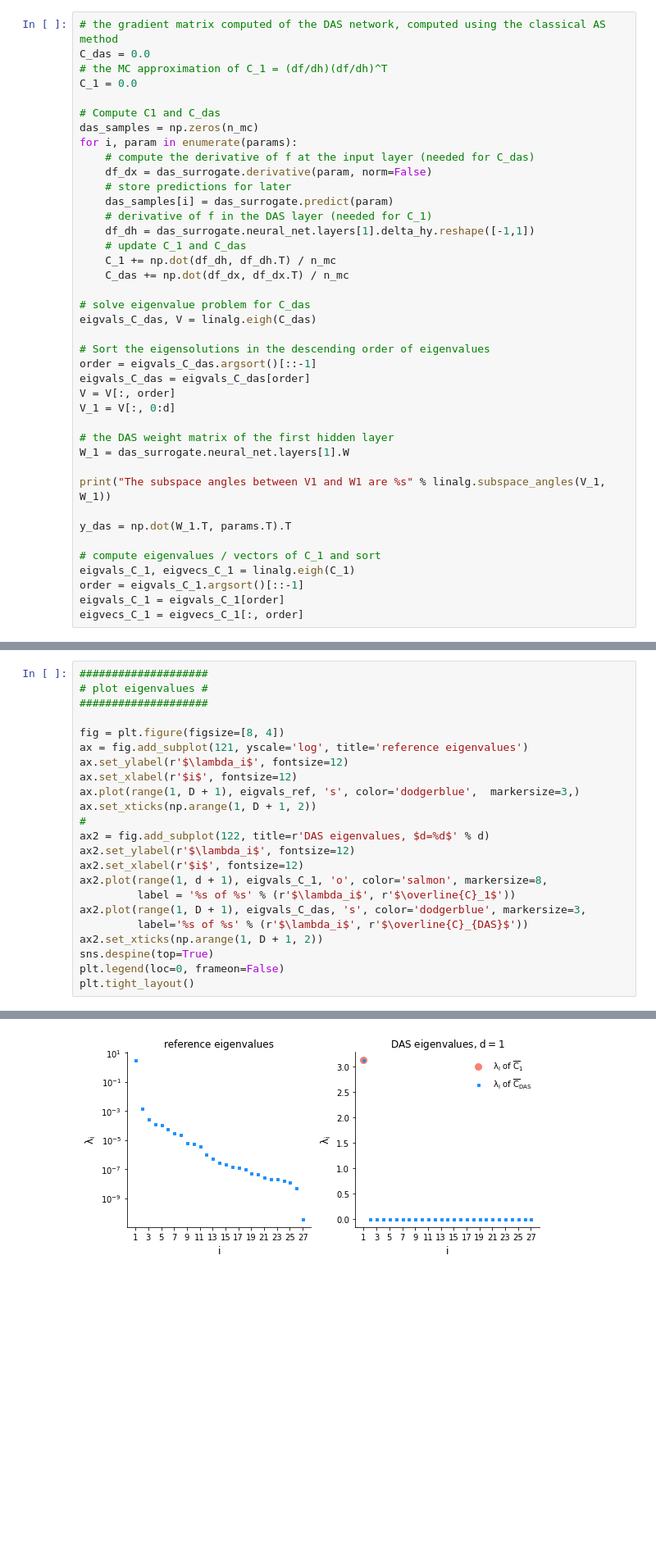
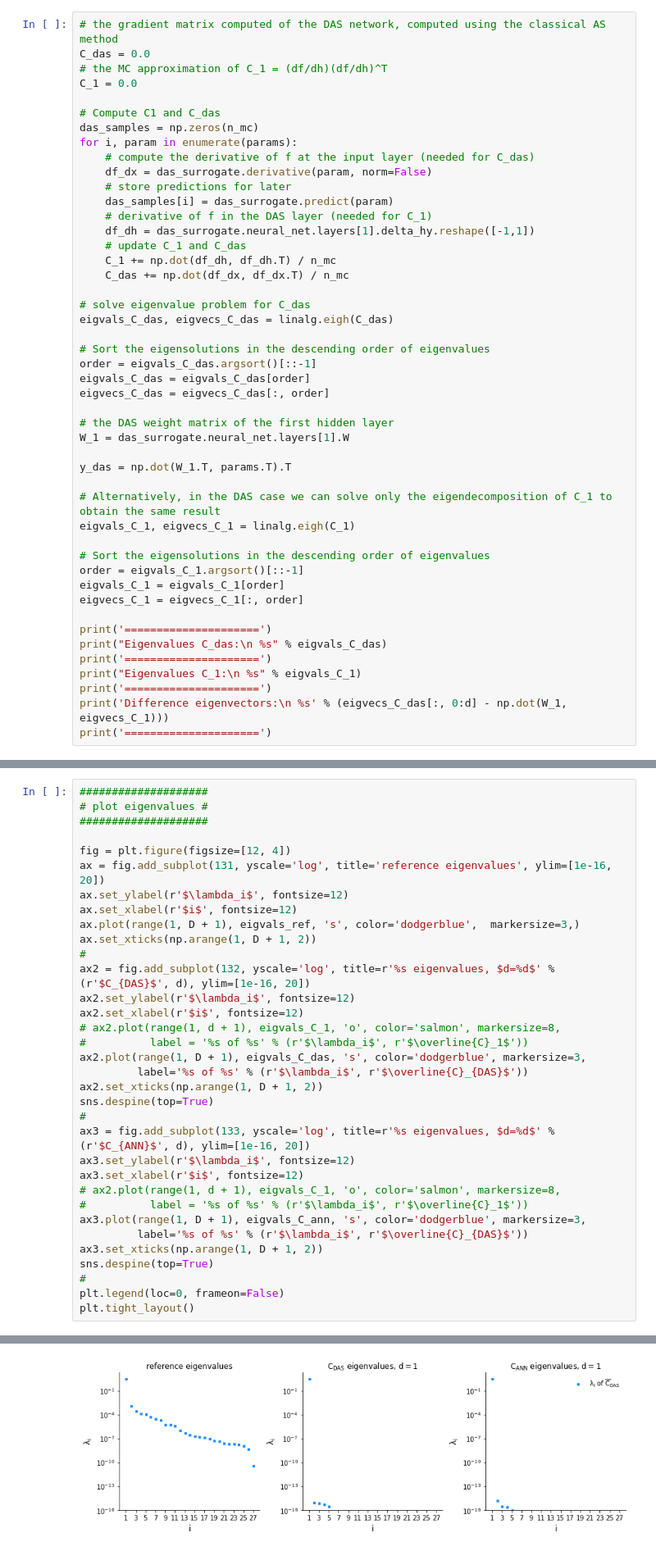
Before and after one commit to wedeling/deep_active_subspace_data, a Jupyter notebook: HIV/HIV.ipynb, the cells around one changed output, grey strips where cells are left out. Shown at 82% size. Saved outputs shown, nothing was run; the diff lists cells and outputs as text; blank space fills up the shorter version.

```diff
--- a/HIV/HIV.ipynb
+++ b/HIV/HIV.ipynb
@@ -223,24 +269,31 @@ for i, param in enumerate(params):
     C_das += np.dot(df_dx, df_dx.T) / n_mc
 
 # solve eigenvalue problem for C_das
-eigvals_C_das, V = linalg.eigh(C_das)
+eigvals_C_das, eigvecs_C_das = linalg.eigh(C_das)
 
 # Sort the eigensolutions in the descending order of eigenvalues
 order = eigvals_C_das.argsort()[::-1]
 eigvals_C_das = eigvals_C_das[order]
-V = V[:, order]
-V_1 = V[:, 0:d]
+eigvecs_C_das = eigvecs_C_das[:, order]
 
 # the DAS weight matrix of the first hidden layer
 W_1 = das_surrogate.neural_net.layers[1].W
 
-print("The subspace angles between V1 and W1 are %s" % linalg.subspace_angles(V_1, W_1))
-
 y_das = np.dot(W_1.T, params.T).T
 
-# compute eigenvalues / vectors of C_1 and sort
+# Alternatively, in the DAS case we can solve only the eigendecomposition of C_1 to obtain the same result
 eigvals_C_1, eigvecs_C_1 = linalg.eigh(C_1)
+
+# Sort the eigensolutions in the descending order of eigenvalues
 order = eigvals_C_1.argsort()[::-1]
 eigvals_C_1 = eigvals_C_1[order]
 eigvecs_C_1 = eigvecs_C_1[:, order]
+
+print('=====================')
+print("Eigenvalues C_das:\n %s" % eigvals_C_das)
+print('=====================')
+print("Eigenvalues C_1:\n %s" % eigvals_C_1)
+print('=====================')
+print('Difference eigenvectors:\n %s' % (eigvecs_C_das[:, 0:d] - np.dot(W_1, eigvecs_C_1)))
+print('=====================')
 # %% [output]
@@ -250,36 +319,47 @@ The subspace angles between V1 and W1 are [5.06911237e-16]
 # %%
 ####################
 # plot eigenvalues #
 ####################
 
-fig = plt.figure(figsize=[8, 4])
-ax = fig.add_subplot(121, yscale='log', title='reference eigenvalues')
+fig = plt.figure(figsize=[12, 4])
+ax = fig.add_subplot(131, yscale='log', title='reference eigenvalues', ylim=[1e-16, 20])
 ax.set_ylabel(r'$\lambda_i$', fontsize=12)
 ax.set_xlabel(r'$i$', fontsize=12)
 ax.plot(range(1, D + 1), eigvals_ref, 's', color='dodgerblue',  markersize=3,)
 ax.set_xticks(np.arange(1, D + 1, 2))
 #
-ax2 = fig.add_subplot(122, title=r'DAS eigenvalues, $d=%d$' % d)
+ax2 = fig.add_subplot(132, yscale='log', title=r'%s eigenvalues, $d=%d$' % (r'$C_{DAS}$', d), ylim=[1e-16, 20])
 ax2.set_ylabel(r'$\lambda_i$', fontsize=12)
 ax2.set_xlabel(r'$i$', fontsize=12)
-ax2.plot(range(1, d + 1), eigvals_C_1, 'o', color='salmon', markersize=8,
-         label = '%s of %s' % (r'$\lambda_i$', r'$\overline{C}_1$'))
+# ax2.plot(range(1, d + 1), eigvals_C_1, 'o', color='salmon', markersize=8,
+#          label = '%s of %s' % (r'$\lambda_i$', r'$\overline{C}_1$'))
 ax2.plot(range(1, D + 1), eigvals_C_das, 's', color='dodgerblue', markersize=3,
          label='%s of %s' % (r'$\lambda_i$', r'$\overline{C}_{DAS}$'))
 ax2.set_xticks(np.arange(1, D + 1, 2))
 sns.despine(top=True)
+#
+ax3 = fig.add_subplot(133, yscale='log', title=r'%s eigenvalues, $d=%d$' % (r'$C_{ANN}$', d), ylim=[1e-16, 20])
+ax3.set_ylabel(r'$\lambda_i$', fontsize=12)
+ax3.set_xlabel(r'$i$', fontsize=12)
+# ax2.plot(range(1, d + 1), eigvals_C_1, 'o', color='salmon', markersize=8,
+#          label = '%s of %s' % (r'$\lambda_i$', r'$\overline{C}_1$'))
+ax3.plot(range(1, D + 1), eigvals_C_ann, 's', color='dodgerblue', markersize=3,
+         label='%s of %s' % (r'$\lambda_i$', r'$\overline{C}_{DAS}$'))
+ax3.set_xticks(np.arange(1, D + 1, 2))
+sns.despine(top=True)
+#
 plt.legend(loc=0, frameon=False)
 plt.tight_layout()
 # %% [output]
 findfont: Font family ['cmsy10'] not found. Falling back to DejaVu Sans.
 findfont: Font family ['cmr10'] not found. Falling back to DejaVu Sans.
 findfont: Font family ['cmtt10'] not found. Falling back to DejaVu Sans.
 findfont: Font family ['cmmi10'] not found. Falling back to DejaVu Sans.
 findfont: Font family ['cmb10'] not found. Falling back to DejaVu Sans.
 findfont: Font family ['cmss10'] not found. Falling back to DejaVu Sans.
 findfont: Font family ['cmex10'] not found. Falling back to DejaVu Sans.
 findfont: Font family ['DejaVu Sans Display'] not found. Falling back to DejaVu Sans.
-[figure, old version]
+[figure, new version]
 # %% [markdown]
 ### Recreate the active subspace plot
 # %%
```
Also changed, not shown: parts of 22 cells of this notebook, 5 other files.
